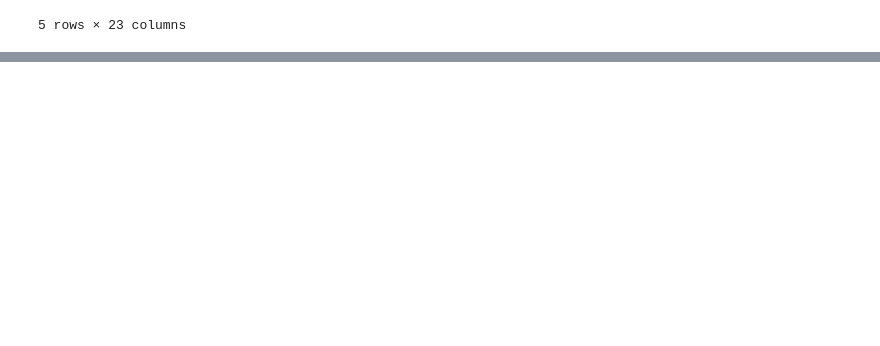
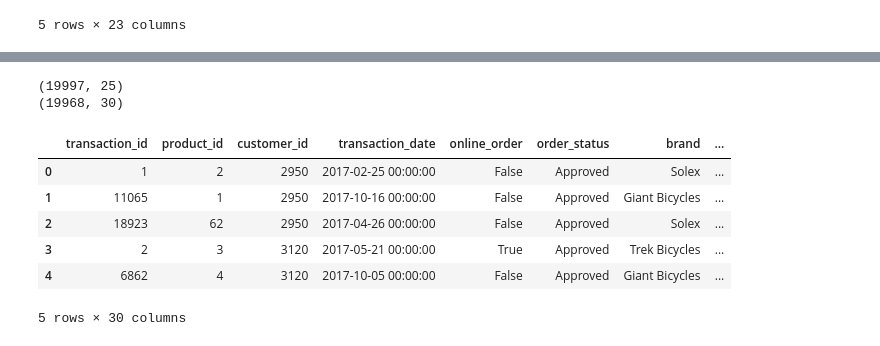
Before and after one commit to tthien92/KPMG_virtual_internship, a Jupyter notebook: Module 2 EDA.ipynb, the cells around one changed output, grey strips where cells are left out. Saved outputs shown, nothing was run; the diff lists cells and outputs as text; code cells hidden in the pictures; blank space fills up the shorter version.

Commit message:
fixed error on new customer/merged df into 1

```diff
--- a/Module 2 EDA.ipynb
+++ b/Module 2 EDA.ipynb
@@ -25,0 +82,16 @@ new.head()
+# %%
+df = trans.merge(demo,left_on ='customer_id', right_on = 'customer_id')
+print(df.shape)
+df = df.merge(address,left_on ='customer_id', right_on = 'customer_id')
+print(df.shape)
+df.head()
+# %% [output]
+(19997, 25)
+(19968, 30)
+|  | transaction_id | product_id | customer_id | transaction_date | online_order | order_status | brand | ... |
+| 0 | 1 | 2 | 2950 | 2017-02-25 00:00:00 | False | Approved | Solex | ... |
+| 1 | 11065 | 1 | 2950 | 2017-10-16 00:00:00 | False | Approved | Giant Bicycles | ... |
+| 2 | 18923 | 62 | 2950 | 2017-04-26 00:00:00 | False | Approved | Solex | ... |
+| 3 | 2 | 3 | 3120 | 2017-05-21 00:00:00 | True | Approved | Trek Bicycles | ... |
+| 4 | 6862 | 4 | 3120 | 2017-10-05 00:00:00 | False | Approved | Giant Bicycles | ... |
+5 rows × 30 columns
```
Also changed, not shown: parts of 12 cells of this notebook.
